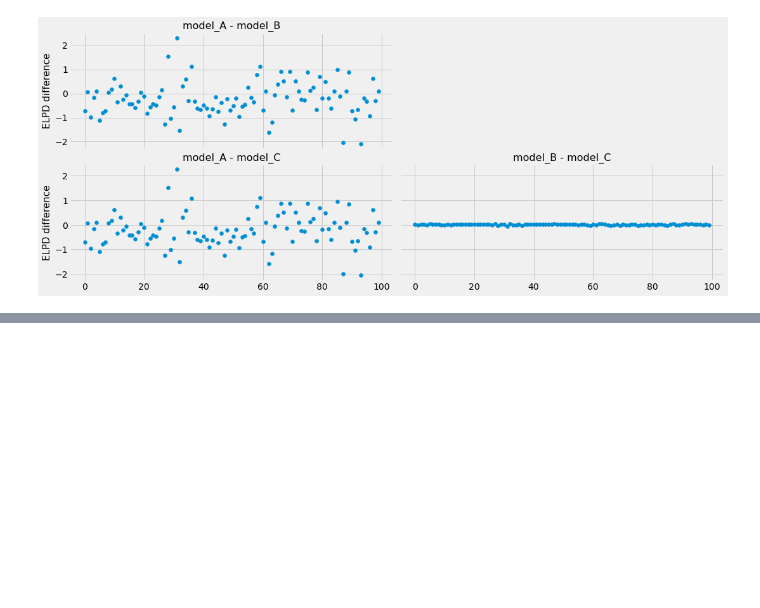
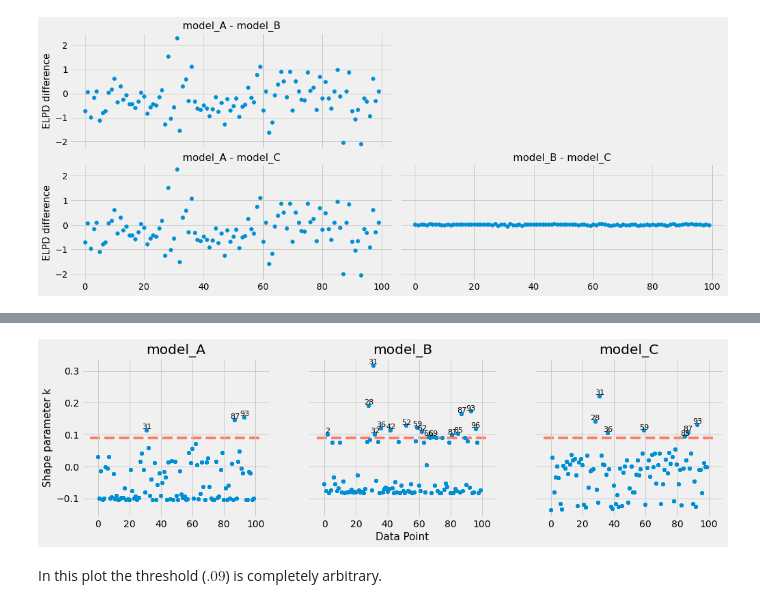
Before and after one commit to AlxndrMlk/bayesian-stuff, a Jupyter notebook: bayesian-modeling-exercises-and-notes/02 - Exploratory Analysis of Bayesian Models II.ipynb, the cells around one changed output, grey strips where cells are left out. Saved outputs shown, nothing was run; the diff lists cells and outputs as text; code cells hidden in the pictures; blank space fills up the shorter version.

```diff
--- a/bayesian-modeling-exercises-and-notes/02 - Exploratory Analysis of Bayesian Models II.ipynb
+++ b/bayesian-modeling-exercises-and-notes/02 - Exploratory Analysis of Bayesian Models II.ipynb
@@ -256,0 +265,19 @@ plt.show()
+# %%
+_, axes = plt.subplots(1, 3, figsize=(15, 4), sharey=True)
+
+for idx, (model, ax) in enumerate(zip(('model_A', 'model_B', 'model_C'), axes)):
+
+    loo_ = az.loo(inference_datas[model], pointwise=True)
+
+    az.plot_khat(loo_, ax=ax, threshold=0.09, show_hlines=True, hlines_kwargs={"hlines":0.09, "ls":"--"})
+    ax.set_title(model)
+
+    if idx:
+        axes[idx].set_ylabel('')
+
+    if not idx % 2:
+        axes[idx].set_xlabel('')
+# %% [output]
+[figure, added]
+# %% [markdown]
+In this plot the threshold ($.09$) is completely arbitrary.
```
Also changed, not shown: parts of 1 cell of this notebook.
